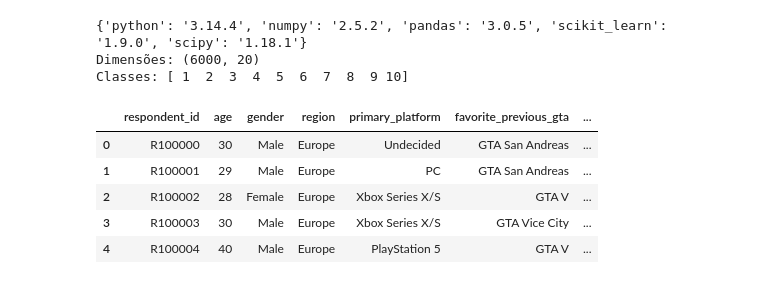
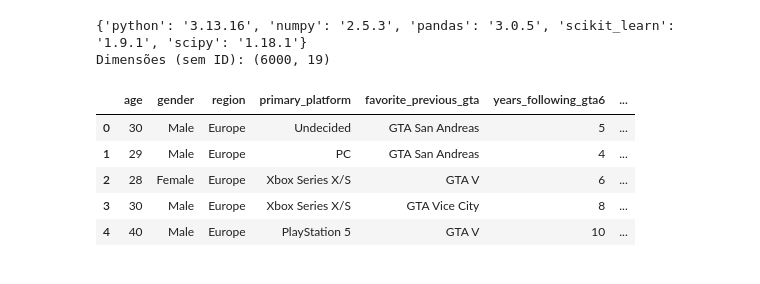
Before and after one commit to SoImRayh/TL_AI-MachineLearning, a Jupyter notebook: notebooks/Gta6ClassificacaoTrabalho.ipynb, the cells around one changed output. Drawn from its saved outputs; the diff is of its cells as text; code cells hidden in the pictures.

```diff
--- a/notebooks/Gta6ClassificacaoTrabalho.ipynb
+++ b/notebooks/Gta6ClassificacaoTrabalho.ipynb
@@ -26,47 +27,48 @@ from IPython import get_ipython
 get_ipython().run_line_magic('matplotlib', 'inline')
 import matplotlib.pyplot as plt
 import sklearn
 import scipy
 from IPython.display import display, Markdown
 from sklearn.model_selection import train_test_split
 from sklearn.linear_model import SGDClassifier
 from sklearn.dummy import DummyClassifier
 from sklearn.metrics import (accuracy_score, precision_score, recall_score, f1_score,
                              classification_report, confusion_matrix, ConfusionMatrixDisplay)
 
 # Funciona com execução iniciada na raiz ou na pasta notebooks.
 ROOT = next(p for p in [Path.cwd(), *Path.cwd().parents]
             if (p / 'datasets/gta6_fan_expectations_2026.csv').is_file())
 DATASET = ROOT / 'datasets/gta6_fan_expectations_2026.csv'
 OUT = ROOT / 'docs/gta6_classificacao/resultados'
 FIG = OUT / 'figuras'
 FIG.mkdir(parents=True, exist_ok=True)
-TARGET = 'hype_score_1to10'
+NOTA = 'hype_score_1to10'
+TARGET = 'classe_hype'
 SEED = 42
 SEEDS = [42, 43, 44]
 FRACTIONS = [0.10, 0.30, 0.60, 0.90, 1.00]
 MAX_DEPTH = 12
 EPOCHS = 160
+ALPHAS = [1e-5, 1e-4, 1e-3, 1e-2, 1e-1]
 VERSIONS = {'python': platform.python_version(), 'numpy': np.__version__,
             'pandas': pd.__version__, 'scikit_learn': sklearn.__version__,
             'scipy': scipy.__version__}
 print(VERSIONS)
 plt.rcParams.update({'figure.figsize': (9, 5), 'axes.grid': True})
-df = pd.read_csv(DATASET)
-assert len(df) >= 2000
-assert df[TARGET].nunique() >= 5
-assert not df[TARGET].isna().any()
-assert df.respondent_id.is_unique
-CLASSES = np.sort(df[TARGET].unique())
-print('Dimensões:', df.shape, '\nClasses:', CLASSES)
+
+raw = pd.read_csv(DATASET)
+# respondent_id é só o identificador da linha: conferimos que é único e o removemos.
+assert raw.respondent_id.is_unique
+df = raw.drop(columns='respondent_id').reset_index(drop=True)
+assert len(df) >= 2000 and not df[NOTA].isna().any()
+print('Dimensões (sem ID):', df.shape)
 display(df.head())
 # %% [output]
-{'python': '3.14.4', 'numpy': '2.5.2', 'pandas': '3.0.5', 'scikit_learn': '1.9.0', 'scipy': '1.18.1'}
-Dimensões: (6000, 20)
-Classes: [ 1  2  3  4  5  6  7  8  9 10]
+{'python': '3.13.16', 'numpy': '2.5.3', 'pandas': '3.0.5', 'scikit_learn': '1.9.1', 'scipy': '1.18.1'}
+Dimensões (sem ID): (6000, 19)
-|  | respondent_id | age | gender | region | primary_platform | favorite_previous_gta | ... |
-| 0 | R100000 | 30 | Male | Europe | Undecided | GTA San Andreas | ... |
-| 1 | R100001 | 29 | Male | Europe | PC | GTA San Andreas | ... |
-| 2 | R100002 | 28 | Female | Europe | Xbox Series X/S | GTA V | ... |
-| 3 | R100003 | 30 | Male | Europe | Xbox Series X/S | GTA Vice City | ... |
-| 4 | R100004 | 40 | Male | Europe | PlayStation 5 | GTA V | ... |
+|  | age | gender | region | primary_platform | favorite_previous_gta | years_following_gta6 | ... |
+| 0 | 30 | Male | Europe | Undecided | GTA San Andreas | 5 | ... |
+| 1 | 29 | Male | Europe | PC | GTA San Andreas | 4 | ... |
+| 2 | 28 | Female | Europe | Xbox Series X/S | GTA V | 6 | ... |
+| 3 | 30 | Male | Europe | Xbox Series X/S | GTA Vice City | 8 | ... |
+| 4 | 40 | Male | Europe | PlayStation 5 | GTA V | 10 | ... |
```
Also changed, not shown: parts of 38 cells of this notebook, 53 other files.
